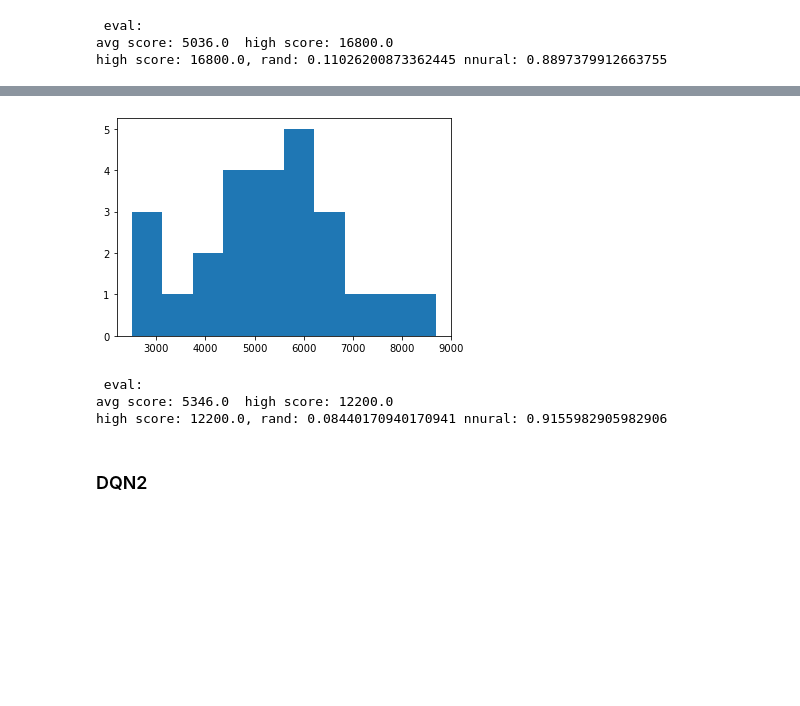
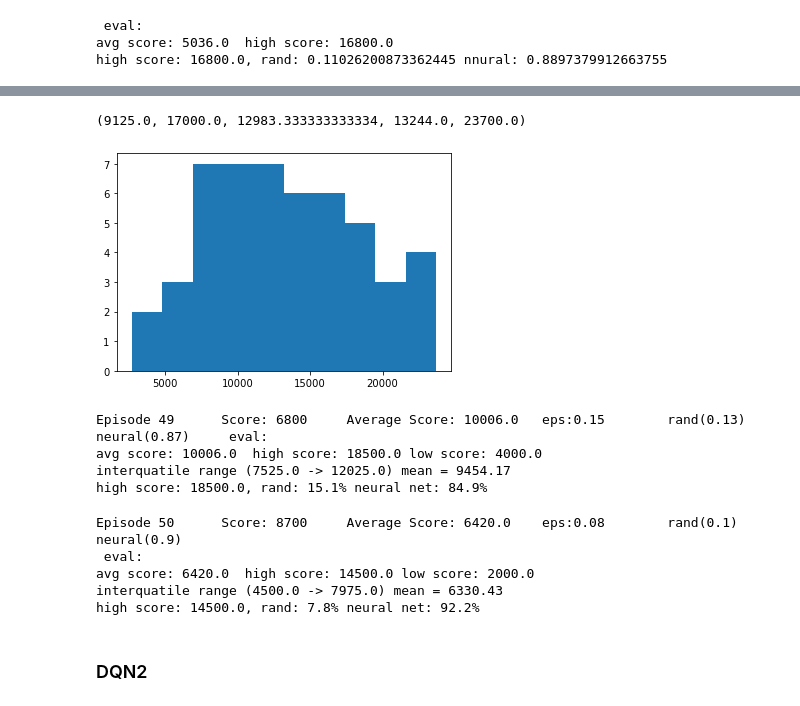
Before and after one commit to MElena14/COMP341, a Jupyter notebook: assignment2.ipynb, the cells around one changed output, grey strips where cells are left out. Cells and saved outputs as stored; diff of their text form; code cells hidden in the pictures; blank space fills up the shorter version.

```diff
--- a/assignment2.ipynb
+++ b/assignment2.ipynb
@@ -534,12 +535,12 @@ def evalDQN(agent, eps, env, n_episodes=50,  network='DQNcnn'):
         if score > high_score:
             high_score = score
             high_score_action_types = (np.count_nonzero(actionTypes == 2)/actionTypesIdx, np.count_nonzero(actionTypes == 1)/actionTypesIdx)
-        log_eps_str = f'rand({round(np.count_nonzero(actionTypes[actionTypes == 2])/actionTypesIdx,2)}) nural({round(np.count_nonzero(actionTypes[actionTypes == 1])/actionTypesIdx,2)})    '
-        print(f'\rEpisode {i_episode}\tScore: {scores[-1]}\tAverage Score: {round(np.mean(scores[-n_episodes:]), 2)}\t eps:{round(eps, 2)}\t {log_eps_str}', end="")
-    print(f' eval:\navg score: {np.mean(scores)}  high score: {np.max(scores)} low score: {np.min(scores)}')
+        log_eps_str = f'rand({round(np.count_nonzero(actionTypes[actionTypes == 2])/actionTypesIdx,2)}) neural({round(np.count_nonzero(actionTypes[actionTypes == 1])/actionTypesIdx,2)})    '
+        print(f'\rEpisode {i_episode+1}\tScore: {round(scores[-1])}\tAverage Score: {round(np.mean(scores[-n_episodes:]), 1)}\t eps:{round(eps, 2)}\t {log_eps_str}', end="")
+    print(f'\n eval:\navg score: {np.mean(scores)}  high score: {np.max(scores)} low score: {np.min(scores)}')
     iqr25, iqr75, iqrAvg = iqr_mean(scores)
-    print(f"interquatile range ({iqr25} -> {iqr75}) mean = {iqrAvg}")
-    print(f'high score: {high_score}, rand: {high_score_action_types[0]} nnural: {high_score_action_types[1]}')
+    print(f"interquatile range ({iqr25} -> {iqr75}) mean = {round(iqrAvg, 2)}")
+    print(f'high score: {high_score}, rand: {round(high_score_action_types[0]*100, 1)}% neural net: {round(high_score_action_types[1]*100,1)}%')
     return scores
 # %% [markdown]
 ### run train
@@ -559,7 +560,7 @@ agent_args = {
             'input_shape': (4, frame_crops[model], frame_crops[model]),
             'action_size': env.action_space.n,
             'device': device,
-            'buffer_size': 100000,
+            'buffer_size': 1000000,
             'batch_size': 64,
             'gamma': 0.99,
             'lr': 1e-4,
@@ -571,7 +572,7 @@ agent_args = {
         }
 
 if model == 'DQNcnn':
-    agent_args = {**agent_args, 'model': DQNCnn, 'base_filename': 'atari_models/atari_atlantas_models1-Copy1'}
+    agent_args = {**agent_args, 'model': DQNCnn, 'base_filename': 'atari_atlantas_models1-Copy1'}
 elif model == 'ResNetDQN':
     agent_args = {**agent_args, 'model': ResNetDQN, 'base_filename': 'atari_models/atari_atlantas_resnet'}
 else:
@@ -597,6 +610,5 @@ high score: 16800.0, rand: 0.11026200873362445 nnural: 0.8897379912663755
 env = wrap_env(gym.make(env_name), record_every=1000, folder='./eval_videos')
 agent = DQNAgent(agent_args)
 agent.load()
-evalScores = evalDQN(agent, 0.08, env, n_episodes=25,  network=model)
-evalScores
+evalScores = evalDQN(agent, 0.15, env, n_episodes=50,  network=model)
 # %% [output]
@@ -624,13 +619,25 @@ high score: 8700.0, rand: 0.07228915662650602 nnural: 0.927710843373494
 # %%
+
 _ = plt.hist(evalScores, bins=10)
+*iqr_mean(evalScores), np.mean(evalScores), np.max(evalScores)
 # %% [output]
+(9125.0, 17000.0, 12983.333333333334, 13244.0, 23700.0)
-[figure, old version]
+[figure, new version]
+# %%
+evalScores15 = evalDQN(agent, 0.15, env, n_episodes=50,  network=model)
+# %% [output]
+Episode 49      Score: 6800     Average Score: 10006.0   eps:0.15        rand(0.13) neural(0.87)     eval:
+avg score: 10006.0  high score: 18500.0 low score: 4000.0
+interquatile range (7525.0 -> 12025.0) mean = 9454.17
+high score: 18500.0, rand: 15.1% neural net: 84.9%
 # %%
-evalScores = evalDQN(agent, 0.08, n_episodes=100,  network=model)
+evalScores10 = evalDQN(agent, 0.08, env, n_episodes=50,  network=model)
 # %% [output]
+Episode 50      Score: 8700     Average Score: 6420.0    eps:0.08        rand(0.1) neural(0.9)
  eval:
-avg score: 5346.0  high score: 12200.0
-high score: 12200.0, rand: 0.08440170940170941 nnural: 0.9155982905982906
+avg score: 6420.0  high score: 14500.0 low score: 2000.0
+interquatile range (4500.0 -> 7975.0) mean = 6330.43
+high score: 14500.0, rand: 7.8% neural net: 92.2%
 # %%
 def finalPlay(agent):
     env = wrap_env(gym.make(env_name))
```
Also changed, not shown: parts of 6 cells of this notebook.
